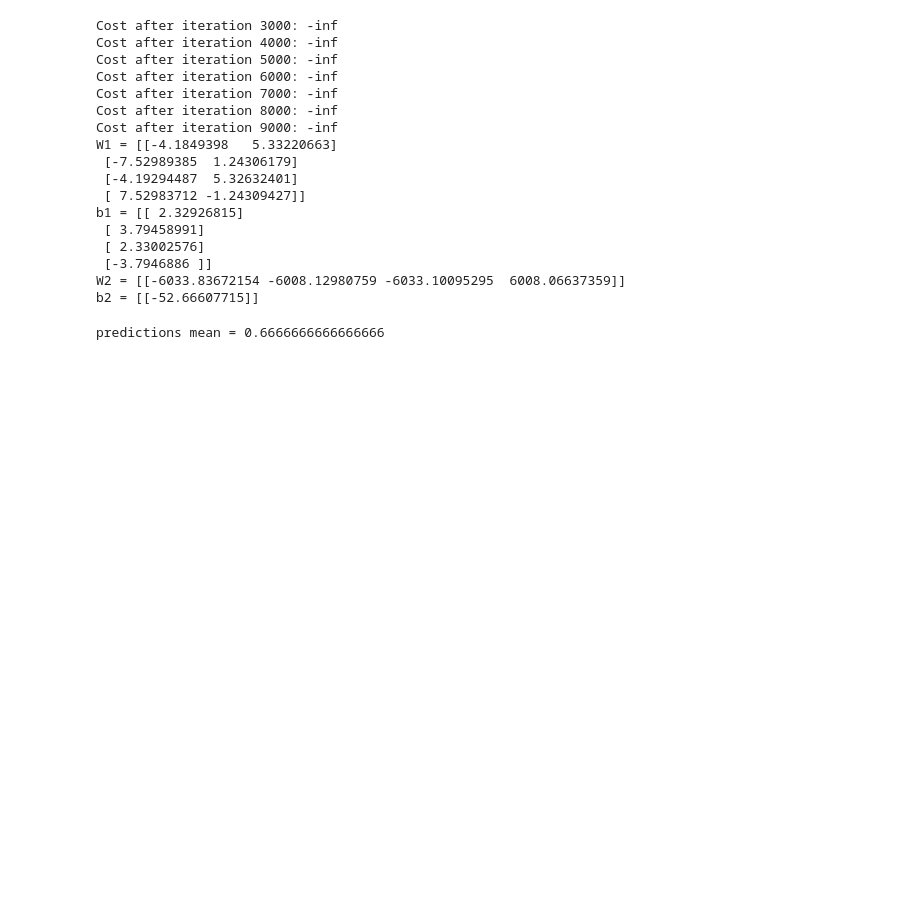
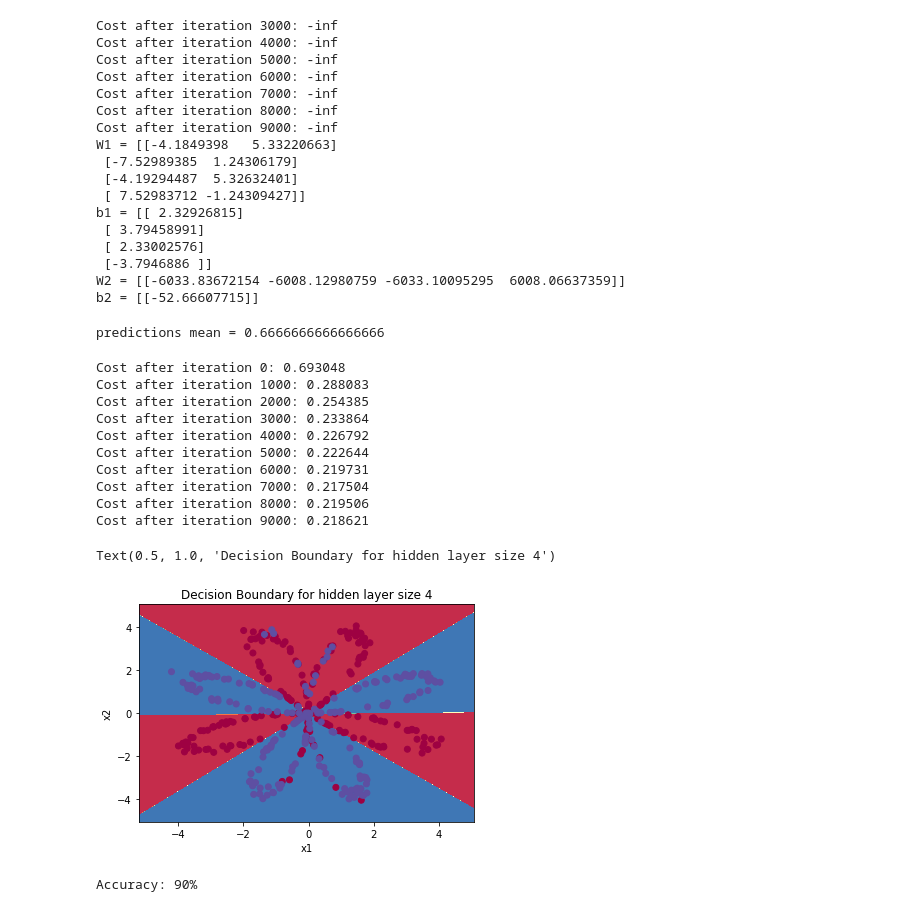
Before and after one commit to jbexx/DL-Playground, a Jupyter notebook: week3/Planar Data Classification With One Hidden Layer.ipynb, the cells around one changed output. Saved outputs shown, nothing was run; the diff lists cells and outputs as text; code cells hidden in the pictures; blank space fills up the shorter version.

Commit message:
tuning hidden layer size

```diff
--- a/week3/Planar Data Classification With One Hidden Layer.ipynb
+++ b/week3/Planar Data Classification With One Hidden Layer.ipynb
@@ -486,3 +486,30 @@ predictions = predict(parameters, X_assess)
 print("predictions mean = " + str(np.mean(predictions)))
 # %% [output]
 predictions mean = 0.6666666666666666
+# %%
+
+# Build a model with a n_h-dimensional hidden layer
+parameters = nn_model(X, Y, n_h = 4, num_iterations = 10000, print_cost=True)
+
+# Plot the decision boundary
+plot_decision_boundary(lambda x: predict(parameters, x.T), X, Y)
+plt.title("Decision Boundary for hidden layer size " + str(4))
+# %% [output]
+Cost after iteration 0: 0.693048
+Cost after iteration 1000: 0.288083
+Cost after iteration 2000: 0.254385
+Cost after iteration 3000: 0.233864
+Cost after iteration 4000: 0.226792
+Cost after iteration 5000: 0.222644
+Cost after iteration 6000: 0.219731
+Cost after iteration 7000: 0.217504
+Cost after iteration 8000: 0.219506
+Cost after iteration 9000: 0.218621
+Text(0.5, 1.0, 'Decision Boundary for hidden layer size 4')
+[figure, added]
+# %%
+# Print accuracy
+predictions = predict(parameters, X)
+print('Accuracy: %d' % float((np.dot(Y,predictions.T) + np.dot(1-Y,1-predictions.T))/float(Y.size)*100)+ '%')
+# %% [output]
+Accuracy: 90%
```
Also changed, not shown: parts of 1 cell of this notebook.
